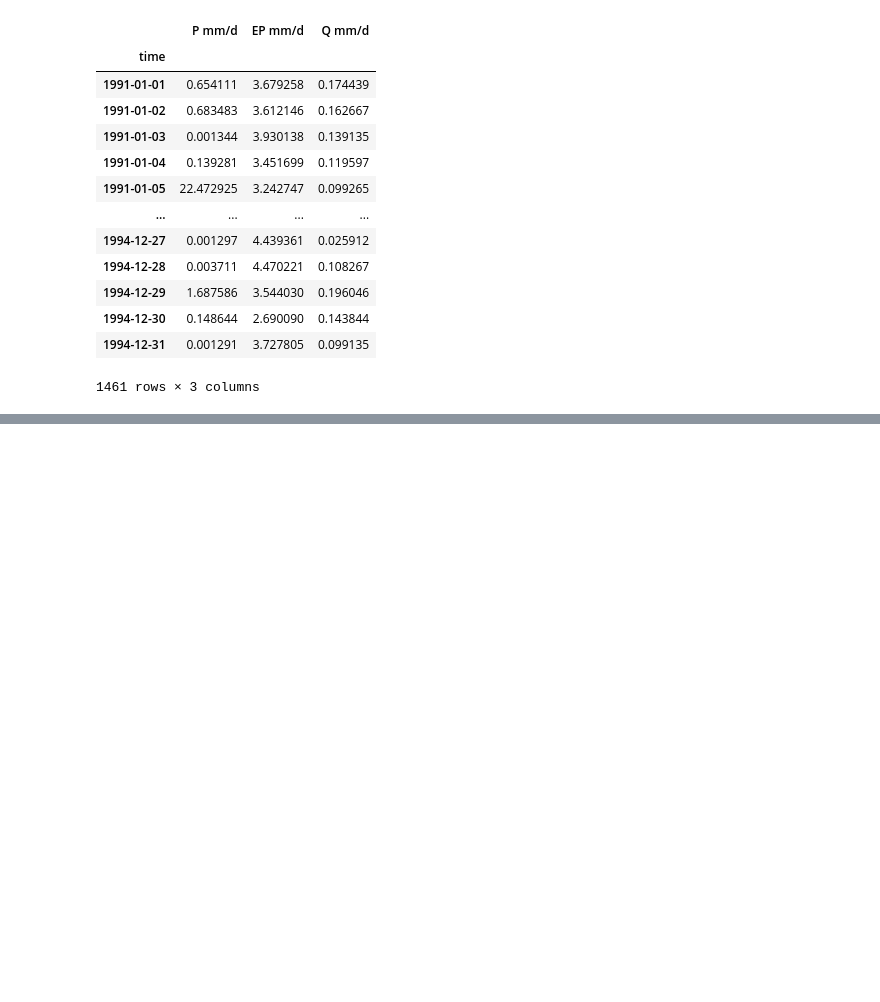
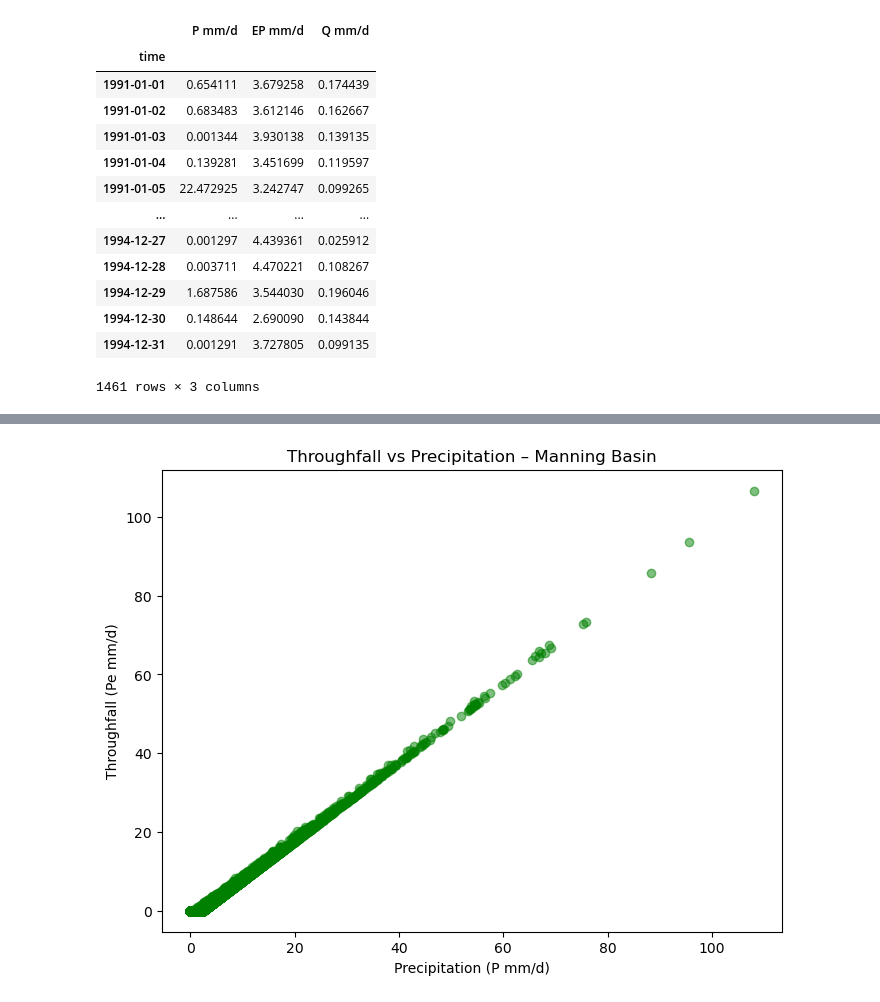
Before and after one commit to eWaterCycle/teaching-materials, a Jupyter notebook: book/exercise_journal_ann_laura/2_processes_vegetation.ipynb, the cells around one changed output, grey strips where cells are left out. Saved outputs shown, nothing was run; the diff lists cells and outputs as text; code cells hidden in the pictures; blank space fills up the shorter version.

```diff
--- a/book/exercise_journal_ann_laura/2_processes_vegetation.ipynb
+++ b/book/exercise_journal_ann_laura/2_processes_vegetation.ipynb
@@ -85,0 +166,37 @@ c_pre_deforestation
+# %%
+# Interception capacity
+Si_max = 2.5  # mm
+Si = 0        # initial storage
+
+Pe_list = []
+Ei_list = []
+Si_list = []
+
+for P, Ep in zip(data["P mm/d"], data["EP mm/d"]):
+
+    # 1. Add precipitation
+    Si += P
+
+    # 2. Throughfall if storage exceeds capacity
+    Pe = max(0, Si - Si_max)
+    Si -= Pe
+
+    # 3. Interception evaporation
+    Ei = min(Ep, Si)
+    Si -= Ei
+
+    # Store results
+    Pe_list.append(Pe)
+    Ei_list.append(Ei)
+    Si_list.append(Si)
+
+# Add to dataframe
+data["Pe mm/d"] = Pe_list
+data["Ei mm/d"] = Ei_list
+data["Si mm"] = Si_list
+
+# Ensure subsets have the new column
+c_pre_deforestation["Pe mm/d"] = data.loc[c_pre_deforestation.index, "Pe mm/d"]
+c_post_deforestation["Pe mm/d"] = data.loc[c_post_deforestation.index, "Pe mm/d"]
+c_pre_deforestation["Si mm"] = data.loc[c_pre_deforestation.index, "Si mm"]
+c_post_deforestation["Si mm"] = data.loc[c_post_deforestation.index, "Si mm"]
@@ -85,0 +244,10 @@ c_pre_deforestation
+# %%
+#look at this as a scatter plot of Pe vs P
+plt.figure(figsize=(8,6))
+plt.scatter(data["P mm/d"], data["Pe mm/d"], alpha=0.5, color='green')
+plt.xlabel("Precipitation (P mm/d)")
+plt.ylabel("Throughfall (Pe mm/d)")
+plt.title("Throughfall vs Precipitation – Manning Basin")
+plt.show()
+# %% [output]
+[figure, added]
```
Also changed, not shown: parts of 17 cells of this notebook.
